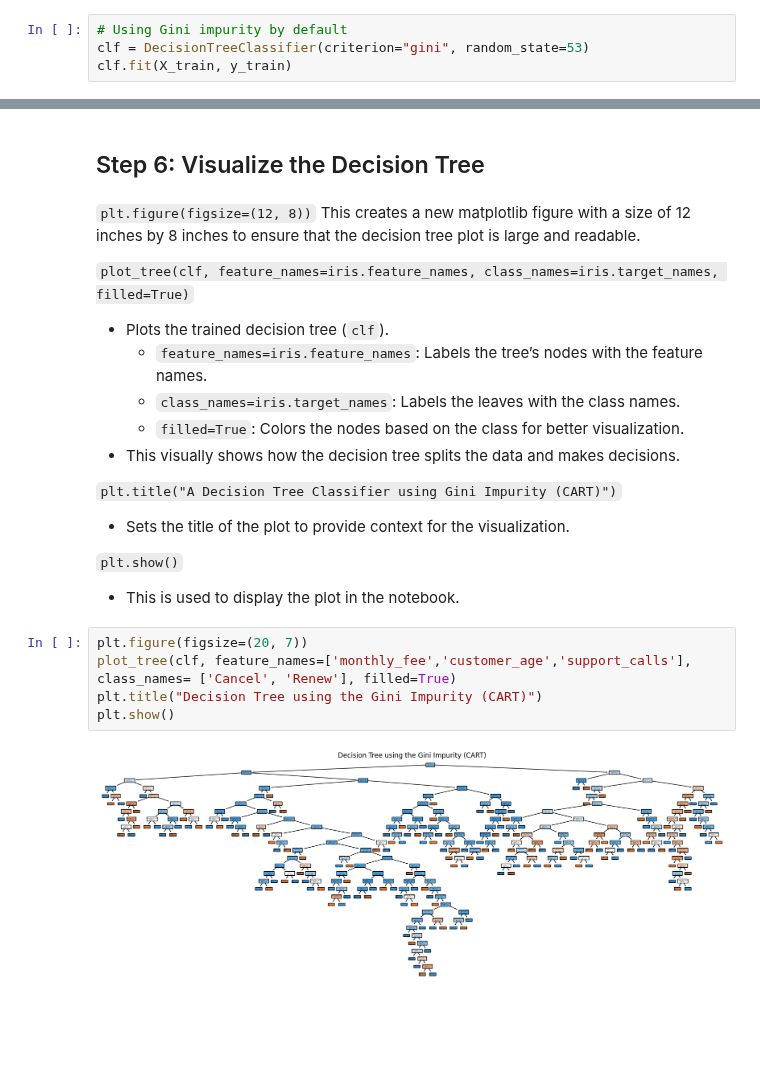
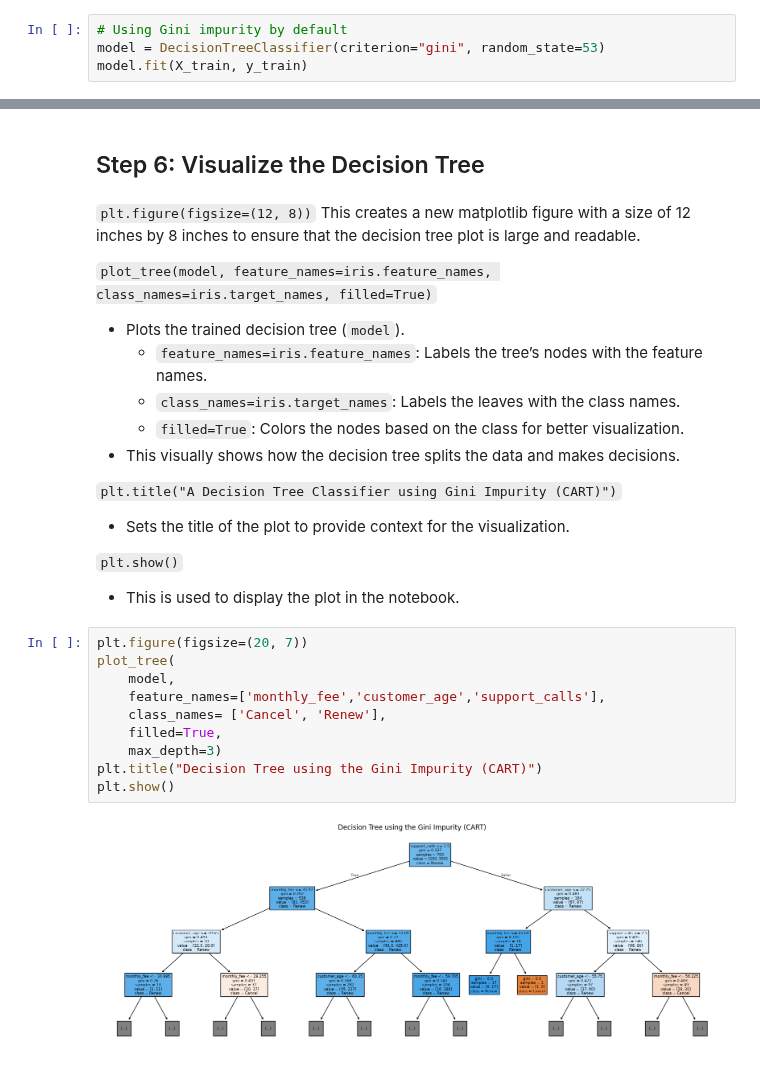
Before and after one commit to course-files/RegressionAndClassification, a Jupyter notebook: 1b_decision_tree.ipynb, the cells around one changed output, grey strips where cells are left out. Cells and saved outputs as stored; diff of their text form; blank space fills up the shorter version.

```diff
--- a/1b_decision_tree.ipynb
+++ b/1b_decision_tree.ipynb
@@ -138,8 +138,8 @@ X_train, X_test, y_train, y_test = train_test_split(
   - This step therefore builds the decision tree model so it can learn patterns from the training data and later make predictions on new, unseen data.
 # %%
 # Using Gini impurity by default
-clf = DecisionTreeClassifier(criterion="gini", random_state=53)
-clf.fit(X_train, y_train)
+model = DecisionTreeClassifier(criterion="gini", random_state=53)
+model.fit(X_train, y_train)
 # %% [output]
 DecisionTreeClassifier(random_state=53)
 # %% [markdown]
@@ -189,8 +189,8 @@ weighted avg       0.74      0.75      0.75       300
 `plt.figure(figsize=(12, 8))`
 This creates a new matplotlib figure with a size of 12 inches by 8 inches to ensure that the decision tree plot is large and readable.
 
-`plot_tree(clf, feature_names=iris.feature_names, class_names=iris.target_names, filled=True)`
-- Plots the trained decision tree (`clf`).
+`plot_tree(model, feature_names=iris.feature_names, class_names=iris.target_names, filled=True)`
+- Plots the trained decision tree (`model`).
     - `feature_names=iris.feature_names`: Labels the tree’s nodes with the feature names.
     - `class_names=iris.target_names`: Labels the leaves with the class names.
     - `filled=True`: Colors the nodes based on the class for better visualization.
@@ -203,11 +203,16 @@ This creates a new matplotlib figure with a size of 12 inches by 8 inches to ens
 - This is used to display the plot in the notebook.
 # %%
 plt.figure(figsize=(20, 7))
-plot_tree(clf, feature_names=['monthly_fee','customer_age','support_calls'], class_names= ['Cancel', 'Renew'], filled=True)
+plot_tree(
+    model,
+    feature_names=['monthly_fee','customer_age','support_calls'],
+    class_names= ['Cancel', 'Renew'],
+    filled=True,
+    max_depth=3)
 plt.title("Decision Tree using the Gini Impurity (CART)")
 plt.show()
 # %% [output]
-[figure, old version]
+[figure, new version]
 # %%
 # Example: Using the trained model to make predictions on new/unseen data
 # Create a DataFrame with new customer data (replace values as needed)
```
Also changed, not shown: parts of 4 cells of this notebook.
